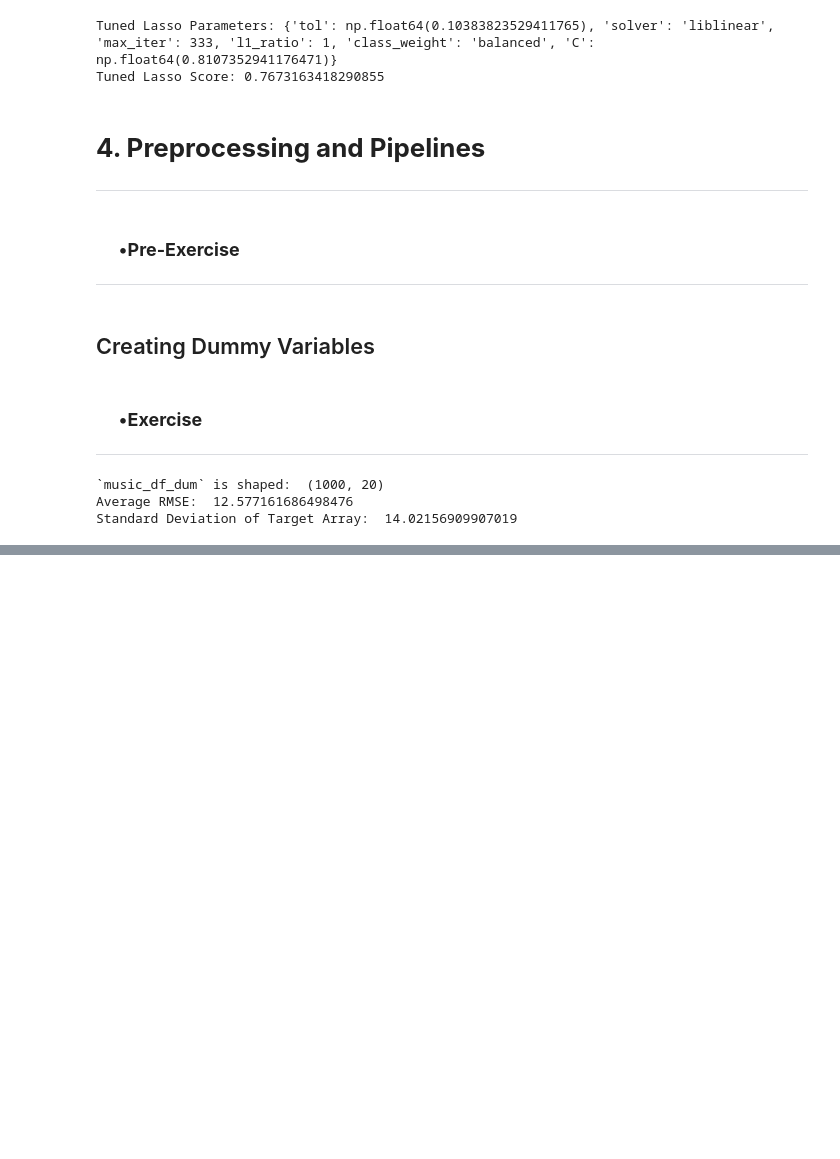
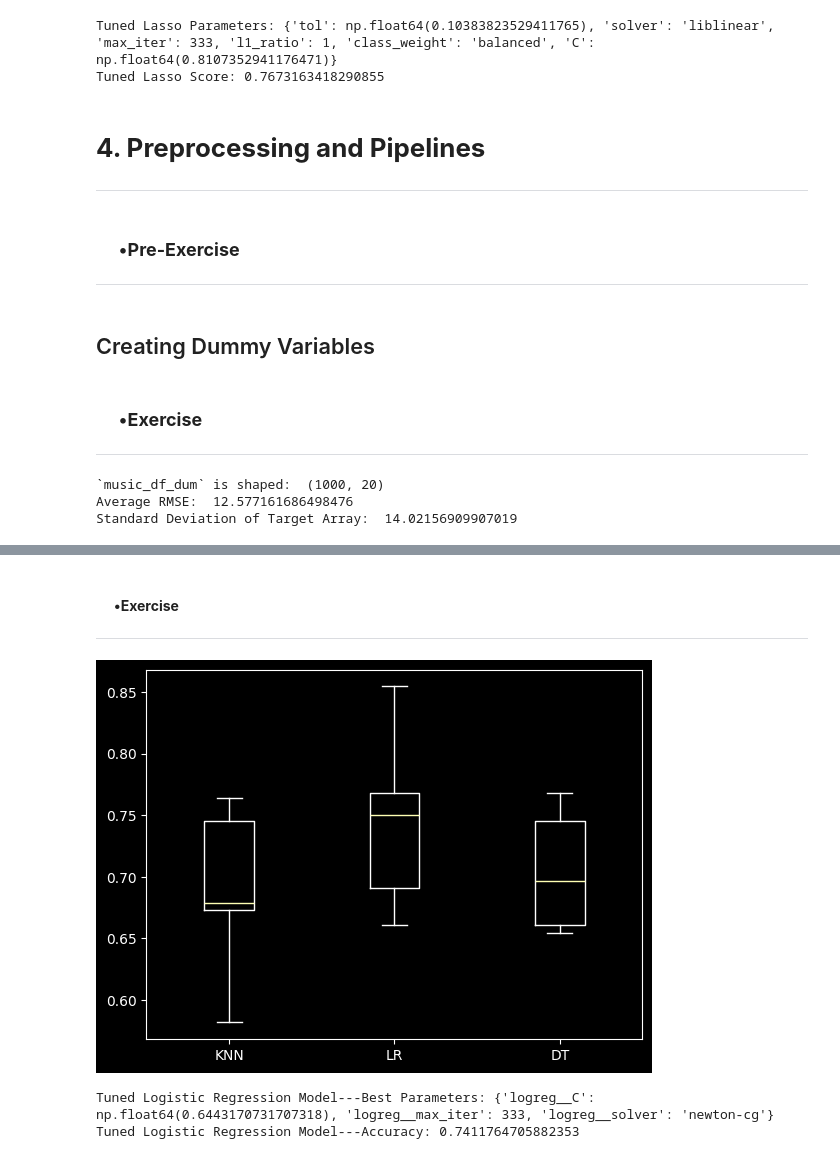
Before and after one commit to wanderduck/Python_DataScience_Examples, a Jupyter notebook: notebooks/scikit-learn_supervised_learning.ipynb, the cells around one changed output, grey strips where cells are left out. Drawn from its saved outputs; the diff is of its cells as text; code cells hidden in the pictures; blank space fills up the shorter version.

```diff
--- a/notebooks/scikit-learn_supervised_learning.ipynb
+++ b/notebooks/scikit-learn_supervised_learning.ipynb
@@ -476,0 +793,75 @@ Standard Deviation of Target Array:  14.02156909907019
+# %%
+pop_median = dirty_music_df['popularity'].median()
+dirty_music_df['popularity'] = np.where(dirty_music_df['popularity'] >= pop_median, 1, 0)
+# %% [markdown]
+#### &nbsp;&nbsp;&nbsp;&nbsp; •**Exercise**
+
+---
+# %%
+# scikit-learn imports used here
+from sklearn.model_selection import train_test_split, KFold, cross_val_score, GridSearchCV
+from sklearn.preprocessing import StandardScaler
+from sklearn.neighbors import KNeighborsClassifier
+from sklearn.linear_model import LogisticRegression
+from sklearn.tree import DecisionTreeClassifier
+from sklearn.impute import SimpleImputer
+from sklearn.pipeline import Pipeline
+
+
+# define variables: X, y
+X = dirty_music_df.drop('popularity', axis=1).values
+y = dirty_music_df['popularity'].values
+
+# make train/test sets: X_train, X_test, y_train, y_test
+X_train, X_test, y_train, y_test = train_test_split(X, y, test_size=0.19, random_state=4321)
+
+
+# instantiate StandardScaler: scaler
+scaler =  StandardScaler()
+# fit and transform `scaler` for X_train and X_test: X_train_scaled, X_test_scaled
+X_train_scaled = scaler.fit_transform(X_train)
+X_test_scaled = scaler.transform(X_test)
+
+
+# create a models dictionary instantiating KNeighborsClassifier, Logistic Regression, and DecisionTreeClassifier: models, KNN, Logistic Regression, Decision Tree
+models = {'KNN': KNeighborsClassifier(), 'LR': LogisticRegression(), 'DT': DecisionTreeClassifier()}
+# create empty results list: results
+results =[]
+
+
+# loop through `models.values()`: model
+for model_c in models.values():
+    # instantiate KFold with `n_splits=13`: kf
+    kf = KFold(n_splits=13, shuffle=True, random_state=737)
+	# perform cross_val_score with `model` `X_train_impSca`, `y_train_impSca`, and `cv=kf`: cv_score
+    cv_score = cross_val_score(model_c, X_train_scaled, y_train,  cv=kf)
+	# append `cv_score` to `results`
+    results.append(cv_score)
+
+
+# create boxplot of `results` and show plot
+plt.boxplot(results, tick_labels=models.keys())
+plt.show()
+
+
+# since `LogisticRegression()`seems to be the best model out-the-box, let's fine-tune it to make it better
+# create Pipeline steps for `SimpleImputer()`, `StandarScaler()`, and `LogisticRegression()`: steps, imp_mean, scaler, logreg
+steps = [('imp_mean', SimpleImputer()), ('scaler', StandardScaler()), ('logreg', LogisticRegression())]
+# instantiate Pipeline: pipeline
+pipeline = Pipeline(steps)
+# create GridSearchCV parameters for `'logreg__solver'`with `["newton-cg", "saga", "lbfgs"]`, `'logreg__C'` with `np.linspace(0.001, 1.1, 42)`, and `'logreg__max_iter'` with `[333]`: params, logreg__solver, logreg__C, logreg__max_iter
+params = {'logreg__solver': ["newton-cg", "saga", "lbfgs"], 'logreg__C': np.linspace(0.001, 1.1, 42), 'logreg__max_iter': [333]}
+# instantiate GridSearchCV with `pipeline, param_grid=params`: tuning
+tuning = GridSearchCV(pipeline, param_grid=params)
+
+# fit `tuning` and make predictions: y_pred
+tuning.fit(X_train, y_train)
+y_pred = tuning.predict(X_test)
+
+# print `.best_params_` and `.best_score_`
+print(f'Tuned Logistic Regression Model---Best Parameters: {tuning.best_params_}\n'
+      f'Tuned Logistic Regression Model---Accuracy: {tuning.score(X_test, y_test)}')
+# %% [output]
+[figure, added]
+Tuned Logistic Regression Model---Best Parameters: {'logreg__C': np.float64(0.6443170731707318), 'logreg__max_iter': 333, 'logreg__solver': 'newton-cg'}
+Tuned Logistic Regression Model---Accuracy: 0.7411764705882353
```
Also changed, not shown: parts of 27 cells of this notebook, 1 other file.
